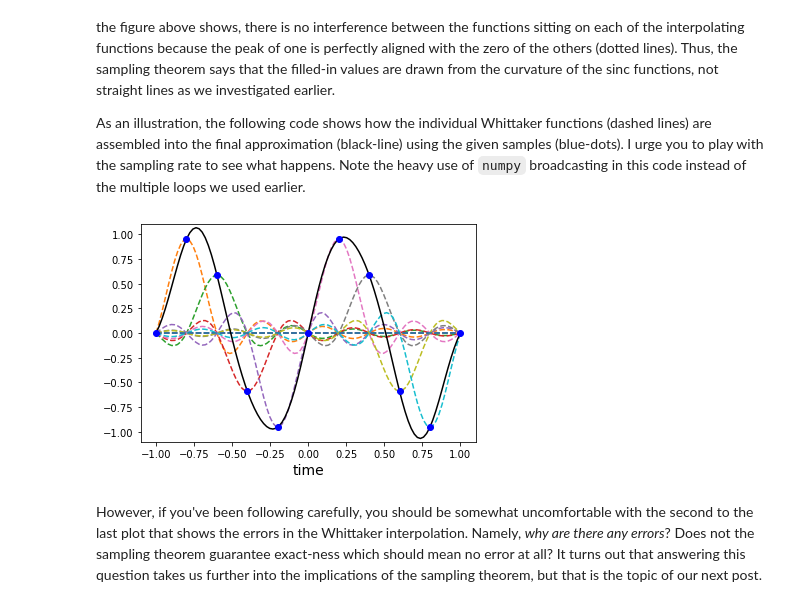
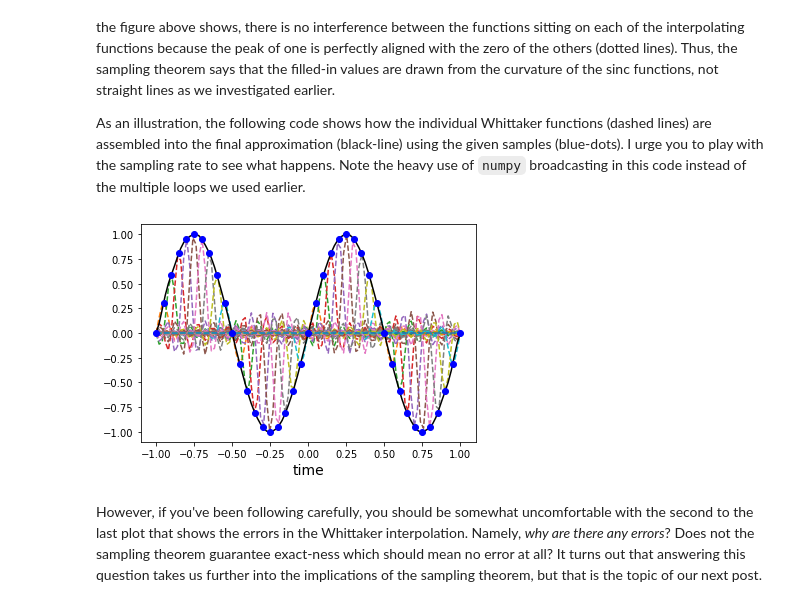
Before and after one commit to bagustris/python-for-signal-processing, a Jupyter notebook: notebook/Sampling_Theorem.ipynb, the cells around one changed output. Saved outputs shown, nothing was run; the diff lists cells and outputs as text; code cells hidden in the pictures.

```diff
--- a/notebook/Sampling_Theorem.ipynb
+++ b/notebook/Sampling_Theorem.ipynb
@@ -191,19 +191,19 @@ The vertical line in the previous plot shows that where one function has a peak,
 
 As an illustration, the following code shows how the individual Whittaker functions (dashed lines) are assembled into the final approximation  (black-line) using the given samples (blue-dots). I urge you to play with the sampling rate to see what happens. Note the heavy use of `numpy` broadcasting in this code instead of the multiple loops we used earlier.
 # %%
-fs = 5.0 # sampling rate
+fs = 20.0 # sampling rate
 k = np.array(sorted(set((t*fs).astype(int)))) # sorted coefficient list
 fig, ax = plt.subplots()
 
 ax.plot(t,(np.sin(2*np.pi*(k[:,None]/fs))*np.sinc(k[:,None]-fs*t)).T,'--', # individual whittaker functions
         t,(np.sin(2*np.pi*(k[:,None]/fs))*np.sinc(k[:,None]-fs*t)).sum(axis=0),'k-', # whittaker interpolant
      k/fs, np.sin(2*np.pi*k/fs),'ob')# samples
 ax.set_xlabel('time',fontsize=14)
 ax.axis((-1.1,1.1,-1.1,1.1));
 
 # fig.savefig('figure_00@.png', bbox_inches='tight', dpi=300)
 # %% [output]
-[figure, old version]
+[figure, new version]
 # %% [markdown]
 However, if you've been following carefully, you should be somewhat uncomfortable with the second to the last plot that shows the errors in the Whittaker interpolation. Namely, *why are there any errors*? Does not the sampling theorem guarantee exact-ness which should mean no error at all? It turns out that answering this question takes us further into the implications of the sampling theorem, but that is the topic of our next post.
 # %% [markdown]
```
Also changed, not shown: parts of 2 cells of this notebook, 3 other files.
